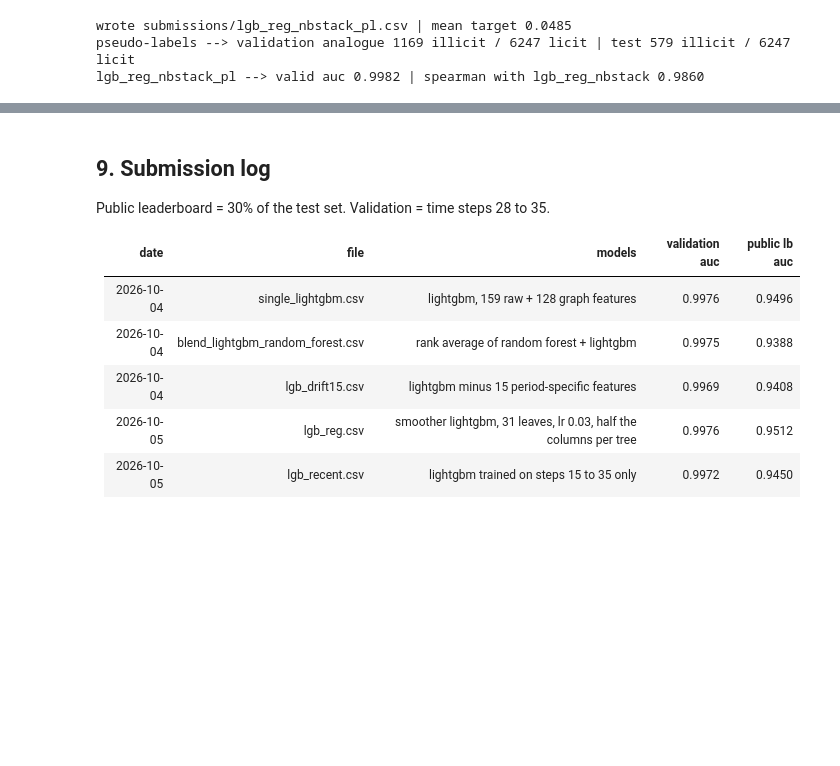
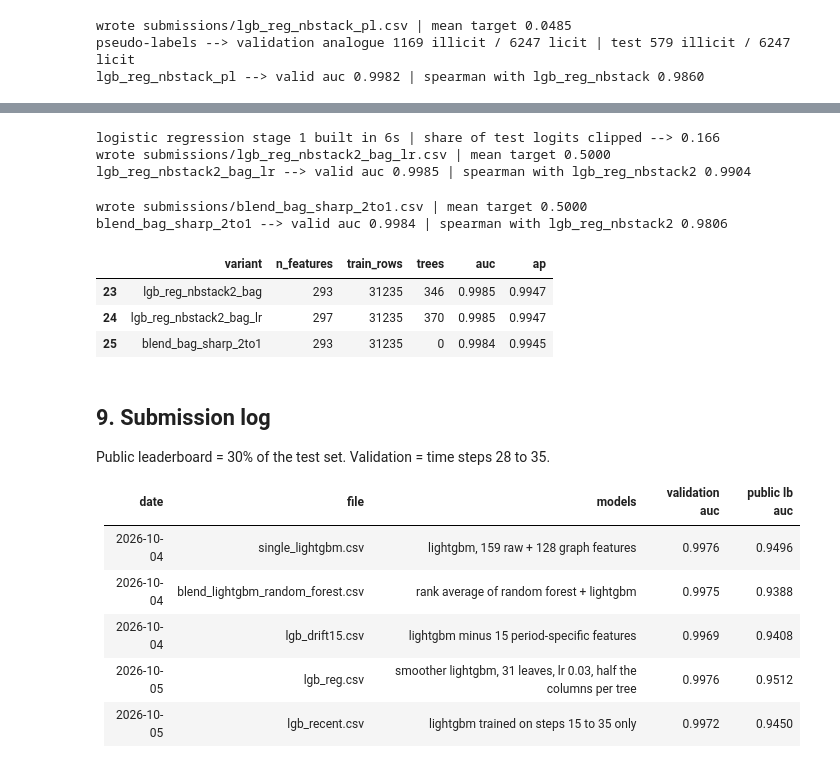
Before and after one commit to ykwong2002/bt4012-kaggle-competition, a Jupyter notebook: e1155727.ipynb, the cells around one changed output, grey strips where cells are left out. Saved outputs shown, nothing was run; the diff lists cells and outputs as text; code cells hidden in the pictures; blank space fills up the shorter version.

Commit message:
add seed-bagged stack, logistic regression stage 1 and 2:1 blend
Co-Authored-By: Claude Opus 5.5 <noreply@anthropic.com>

```diff
--- a/e1155727.ipynb
+++ b/e1155727.ipynb
@@ -1763,3 +1829,67 @@ lgb_nbstack --> valid auc 0.9979 | spearman with lgb_reg_nbstack 0.8721
+# %%
+# logistic regression as a second stage 1 model --> out-of-fold by time step, scaler fitted on the fitting rows only
+def lr_oof_scores(lab_df, pool_df):
+    C, cw = best_lr_key
+    steps = lab_df.time_step.values
+    make = lambda: LogisticRegression(C=C, class_weight=cw, max_iter=2000, random_state=SEED)
+    parts = []
+    for fit_idx, oof_idx in GroupKFold(n_splits=5).split(lab_df, groups=steps):
+        fit_rows, oof_rows = lab_df.iloc[fit_idx], lab_df.iloc[oof_idx]
+        x_fit, (x_oof,), scaler = scale_data(fit_rows, [oof_rows], linear_features)
+        lr = make().fit(x_fit, fit_rows[output_feature].values)
+        parts.append(pd.Series(lr.decision_function(x_oof), index=oof_rows.txId.values))
+        held = pool_df[pool_df.time_step.isin(set(steps[oof_idx]))]
+        if len(held):
+            parts.append(pd.Series(lr.decision_function(scaler.transform(signed_log(held[linear_features].values))), index=held.txId.values))
+    x_all, _, scaler = scale_data(lab_df, [], linear_features)
+    lr = make().fit(x_all, lab_df[output_feature].values)
+    rest = pool_df[~pool_df.time_step.isin(set(steps))]
+    parts.append(pd.Series(lr.decision_function(scaler.transform(signed_log(rest[linear_features].values))), index=rest.txId.values))
+    logits = pd.concat(parts)
+    # clip to the range seen on the labelled rows --> drifted rows cannot get extreme scores
+    lab_logits = logits.loc[lab_df.txId.values]
+    return 1 / (1 + np.exp(-logits.clip(lab_logits.min(), lab_logits.max())))
+
+def lr_neighbour_features(score_map):
+    f = neighbour_score_features(score_map)[['txId', 'nb_in_score_mean', 'nb_in_score_max', 'nb_out_score_mean', 'nb_out_score_max']]
+    return f.rename(columns=lambda c: c if c == 'txId' else c.replace('nb_', 'nb_lr_'))
+
+t0 = time.time()
+lr_va = lr_oof_scores(tr_df, pool_va1)
+lr_all = lr_oof_scores(labelled_df, pool_all1)
+print('logistic regression stage 1 built in {:.0f}s | share of test logits clipped --> {:.3f}'.format(
+    time.time() - t0, float(((lr_all.loc[test_df.txId.values] <= lr_all.min() + 1e-12) | (lr_all.loc[test_df.txId.values] >= lr_all.max() - 1e-12)).mean())))
+lr_feats = ['nb_lr_in_score_mean', 'nb_lr_in_score_max', 'nb_lr_out_score_mean', 'nb_lr_out_score_max']
+fit_stack_bagged(nbs2b_va.merge(lr_neighbour_features(lr_va), on='txId', how='left'),
+                 nbs2b_all.merge(lr_neighbour_features(lr_all), on='txId', how='left'),
+                 'lgb_reg_nbstack2_bag_lr', stack_features + lr_feats);
+# %% [output]
+logistic regression stage 1 built in 6s | share of test logits clipped --> 0.166
+wrote submissions/lgb_reg_nbstack2_bag_lr.csv | mean target 0.5000
+lgb_reg_nbstack2_bag_lr --> valid auc 0.9985 | spearman with lgb_reg_nbstack2 0.9904
+# %%
+# 2:1 rank blend --> the sharper stack gets a minority weight only
+def weighted_rank_average(prob_list, weights):
+    ranks = [stats.rankdata(p) / len(p) for p in prob_list]
+    return np.average(ranks, axis=0, weights=weights)
+
+blend = weighted_rank_average([variant_preds['lgb_reg_nbstack2_bag'], variant_preds['lgb_nbstack']], [2, 1])
+blend_va = weighted_rank_average([variant_valid['lgb_reg_nbstack2_bag'], variant_valid['lgb_nbstack']], [2, 1])
+perf_b = performance_assessment(y_va, blend_va)
+variant_preds['blend_bag_sharp_2to1'] = blend
+write_submission(blend, 'blend_bag_sharp_2to1')
+variant_rows.append({'variant': 'blend_bag_sharp_2to1', 'n_features': len(stack_features), 'train_rows': len(labelled_df), 'trees': 0, **perf_b})
+print('blend_bag_sharp_2to1 --> valid auc {:.4f} | spearman with lgb_reg_nbstack2 {:.4f}'.format(perf_b['auc'], spearmanr(blend, variant_preds['lgb_reg_nbstack2']).correlation))
+variant_df = pd.DataFrame(variant_rows)
+variant_df.to_csv(os.path.join(OUT_DIR, 'drift_variants.csv'), index=False)
+variant_df.tail(3)
+# %% [output]
+wrote submissions/blend_bag_sharp_2to1.csv | mean target 0.5000
+blend_bag_sharp_2to1 --> valid auc 0.9984 | spearman with lgb_reg_nbstack2 0.9806
+|  | variant | n_features | train_rows | trees | auc | ap |
+| 23 | lgb_reg_nbstack2_bag | 293 | 31235 | 346 | 0.9985 | 0.9947 |
+| 24 | lgb_reg_nbstack2_bag_lr | 297 | 31235 | 370 | 0.9985 | 0.9947 |
+| 25 | blend_bag_sharp_2to1 | 293 | 31235 | 0 | 0.9984 | 0.9945 |
 # %% [markdown]
 ## 9. Submission log
 
```
Also changed, not shown: parts of 8 cells of this notebook, 1 other file.
